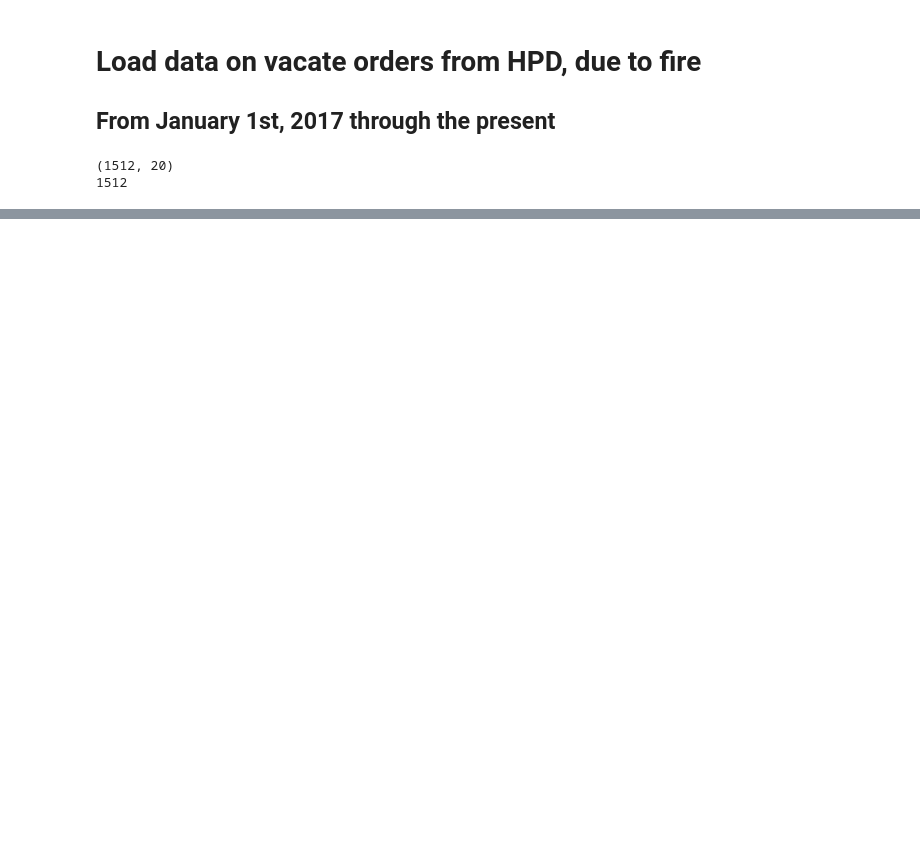
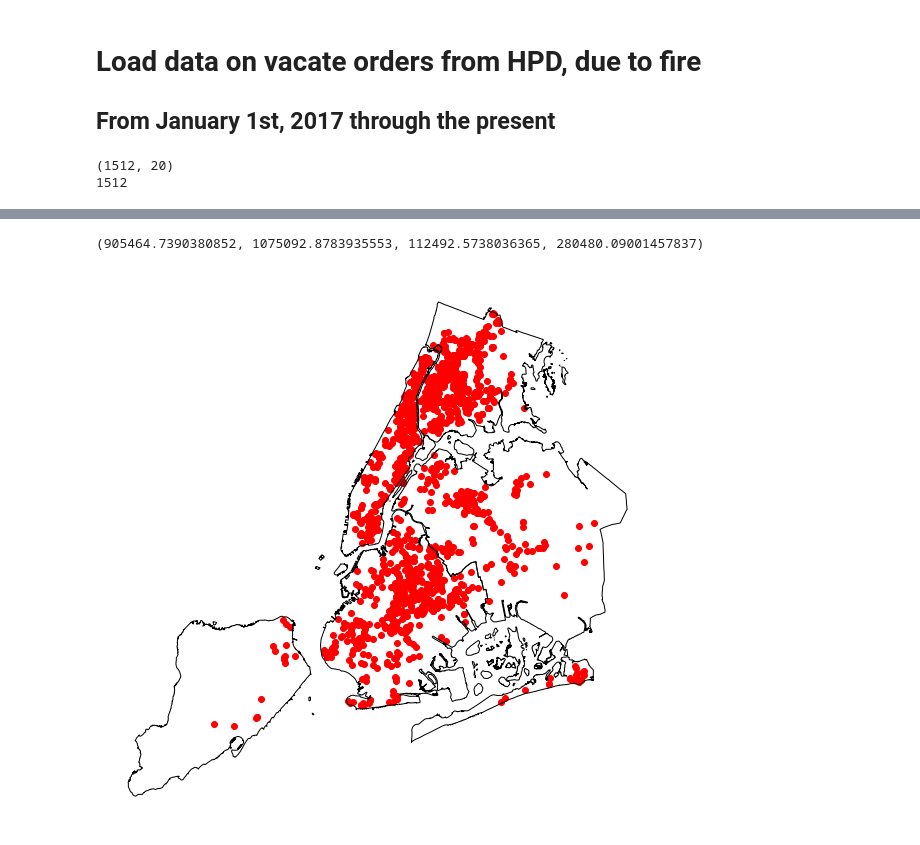
Before and after one commit to jennahgosciak/nyc_fire_risk, a Jupyter notebook: 00_data_processing.ipynb, the cells around one changed output, grey strips where cells are left out. Saved outputs shown, nothing was run; the diff lists cells and outputs as text; code cells hidden in the pictures; blank space fills up the shorter version.

```diff
--- a/00_data_processing.ipynb
+++ b/00_data_processing.ipynb
@@ -152,0 +127,11 @@ array([ True, False, False, False, False, False])
+# %%
+# convert to point data
+#vac_pluto["geometry"]= vac_pluto["geometry"].representative_point()
+
+fig,ax = plt.subplots(figsize=(15,10))
+vac_pluto.plot(ax = ax, facecolor = 'red')
+boros.plot(ax = ax, facecolor = "none", edgecolor='black')
+ax.axis('off')
+# %% [output]
+(905464.7390380852, 1075092.8783935553, 112492.5738036365, 280480.09001457837)
+[figure, added]
```
Also changed, not shown: parts of 16 cells of this notebook, 1 other file.
